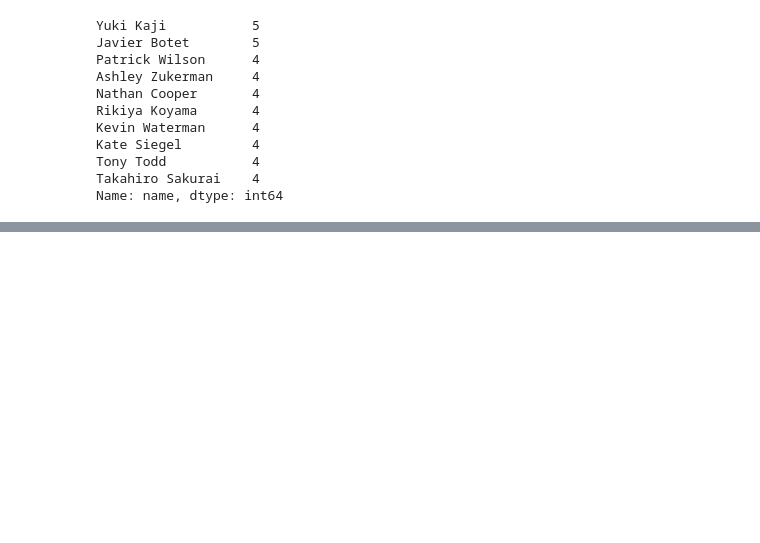
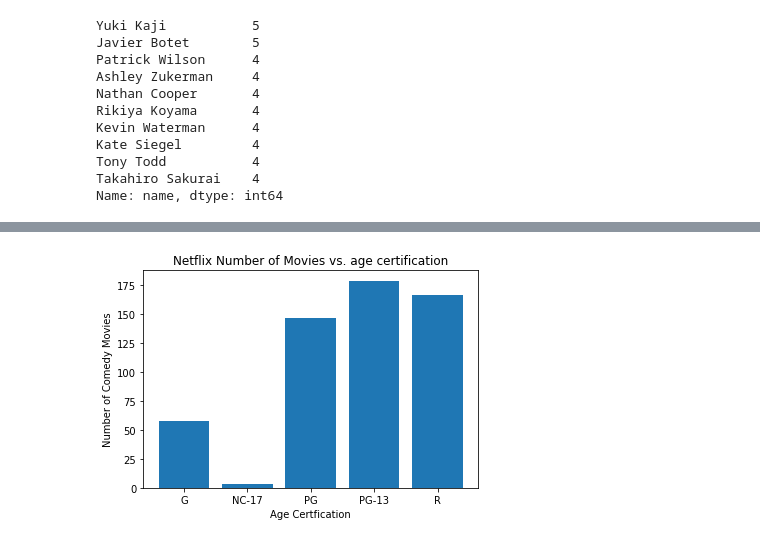
Before and after one commit to VedranaGATech/Project_1_Neflix_and_Chill, a Jupyter notebook: netflix.ipynb, the cells around one changed output, grey strips where cells are left out. Cells and saved outputs as stored; diff of their text form; code cells hidden in the pictures; blank space fills up the shorter version.

Commit message:
added Comedy section

```diff
--- a/netflix.ipynb
+++ b/netflix.ipynb
@@ -457,0 +473,4 @@ Text(0, 0.5, 'Number of Movies')
+# %%
+#get only movies that are designated as comedy
+cleanComedyDataDF =netflix_DF[(netflix_DF['type']=="MOVIE") & (netflix_DF.genres.str.contains('comedy', case=False))]
+cleanComedyDataDF.head()
@@ -457,0 +488,7 @@ Text(0, 0.5, 'Number of Movies')
+# %%
+#make a copy of the cleanComdedy dataFrame so we can use it later.
+comedy_genre_df=cleanComedyDataDF[['title','release_year','imdb_score','imdb_votes','tmdb_popularity','tmdb_score','production_countries','runtime','name','age_certification']].copy()
+#comedyTitlesRatingsDF
+# %%
+comedy_genre_df.drop_duplicates(subset="title", keep='first', inplace=True)
+comedy_genre_df.head(10)
@@ -457,0 +526,3 @@ Text(0, 0.5, 'Number of Movies')
+# %%
+movies_age_certification = comedy_genre_df.groupby(['age_certification']).count()['title']
+movies_age_certification
@@ -457,0 +537,10 @@ Text(0, 0.5, 'Number of Movies')
+# %%
+# visualize the distribution of comedy movies according to age certification
+
+plt.bar(movies_age_certification.index, movies_age_certification.values)
+plt.title("Netflix Number of Movies vs. age certification")
+plt.xlabel("Age Certfication")
+plt.ylabel("Number of Comedy Movies")
+plt.savefig("Images/comedy_PGrating.png")
+# %% [output]
+[figure, added]
```
Also changed, not shown: parts of 28 cells of this notebook, 12 other files.
